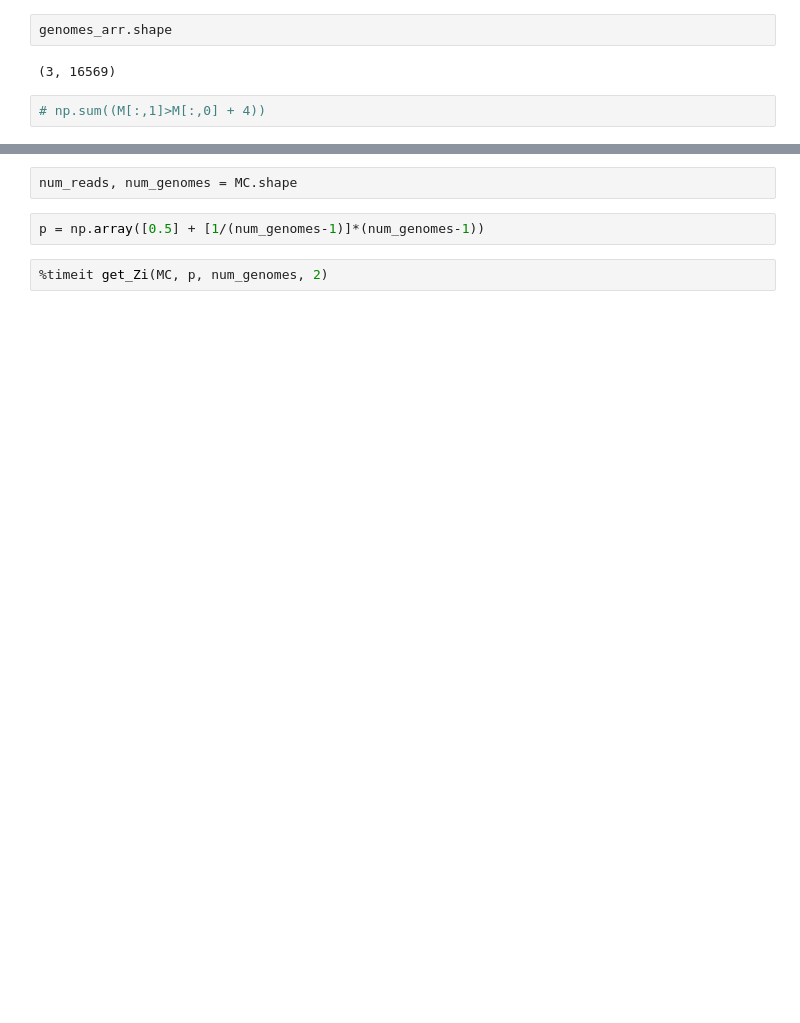
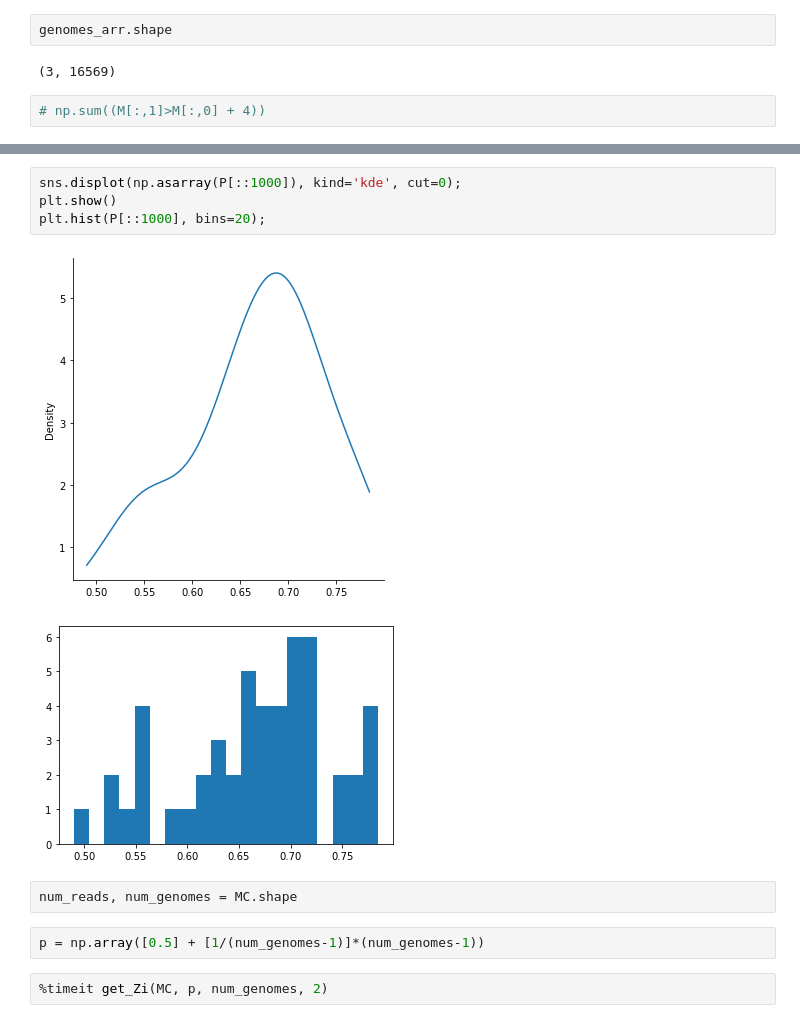
Before and after one commit to Genomics-HSE/glhap, a Jupyter notebook: gl_cont.ipynb, the cells around one changed output, grey strips where cells are left out. Cells and saved outputs as stored; diff of their text form; blank space fills up the shorter version.

```diff
--- a/gl_cont.ipynb
+++ b/gl_cont.ipynb
@@ -900,3 +1013,10 @@ P = do_mcmc(5000, n_threads=1, model=1, show_each=10)
+# %%
+sns.displot(np.asarray(P[::1000]), kind='kde', cut=0);
+plt.show()
+plt.hist(P[::1000], bins=20);
+# %% [output]
+[figure, added]
+[figure, added]
 # %%
 num_reads, num_genomes = MC.shape
 # %%
```
Also changed, not shown: parts of 38 cells of this notebook.
